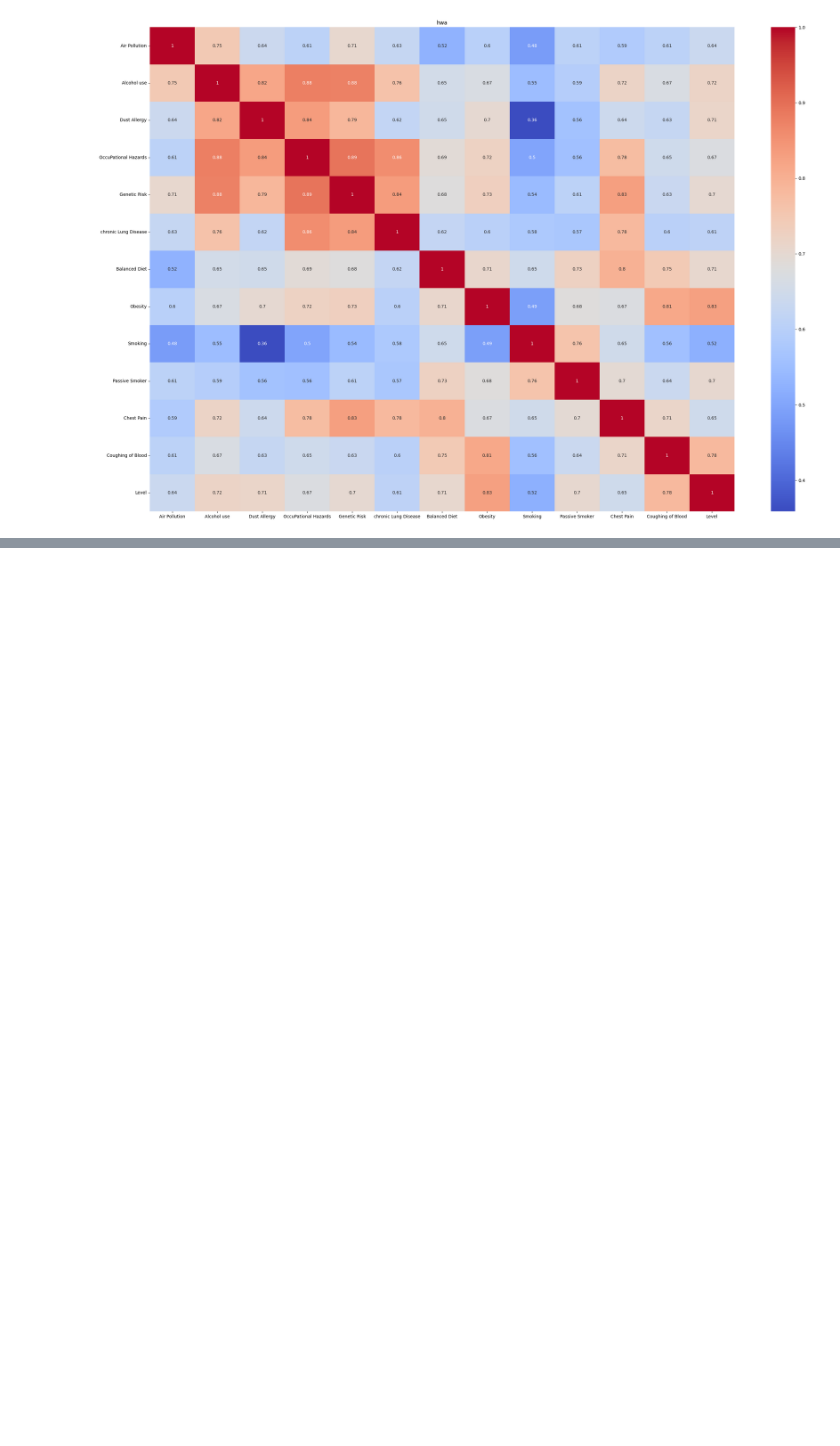
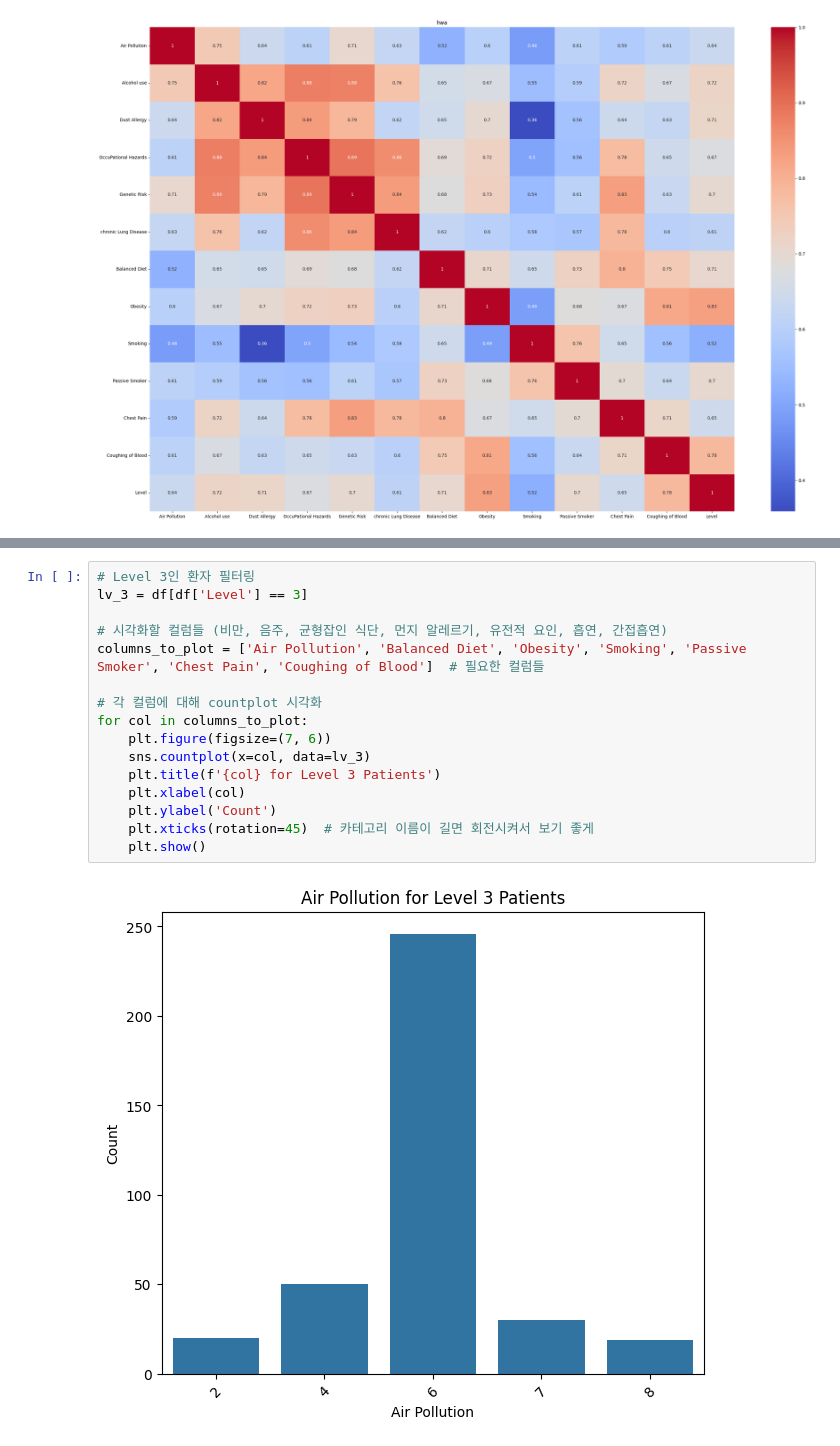
Before and after one commit to encore-SKN11/ML-3Team, a Jupyter notebook: eda_sjh.ipynb, the cells around one changed output, grey strips where cells are left out. Cells and saved outputs as stored; diff of their text form; blank space fills up the shorter version.

```diff
--- a/eda_sjh.ipynb
+++ b/eda_sjh.ipynb
@@ -335,0 +305,18 @@ plt.show()
+# %%
+# Level 3인 환자 필터링
+lv_3 = df[df['Level'] == 3]
+
+# 시각화할 컬럼들 (비만, 음주, 균형잡인 식단, 먼지 알레르기, 유전적 요인, 흡연, 간접흡연)
+columns_to_plot = ['Air Pollution', 'Balanced Diet', 'Obesity', 'Smoking', 'Passive Smoker', 'Chest Pain', 'Coughing of Blood']  # 필요한 컬럼들
+
+# 각 컬럼에 대해 countplot 시각화
+for col in columns_to_plot:
+    plt.figure(figsize=(7, 6))
+    sns.countplot(x=col, data=lv_3)
+    plt.title(f'{col} for Level 3 Patients')
+    plt.xlabel(col)
+    plt.ylabel('Count')
+    plt.xticks(rotation=45)  # 카테고리 이름이 길면 회전시켜서 보기 좋게
+    plt.show()
+# %% [output]
+[figure, added]
```
Also changed, not shown: parts of 5 cells of this notebook.
